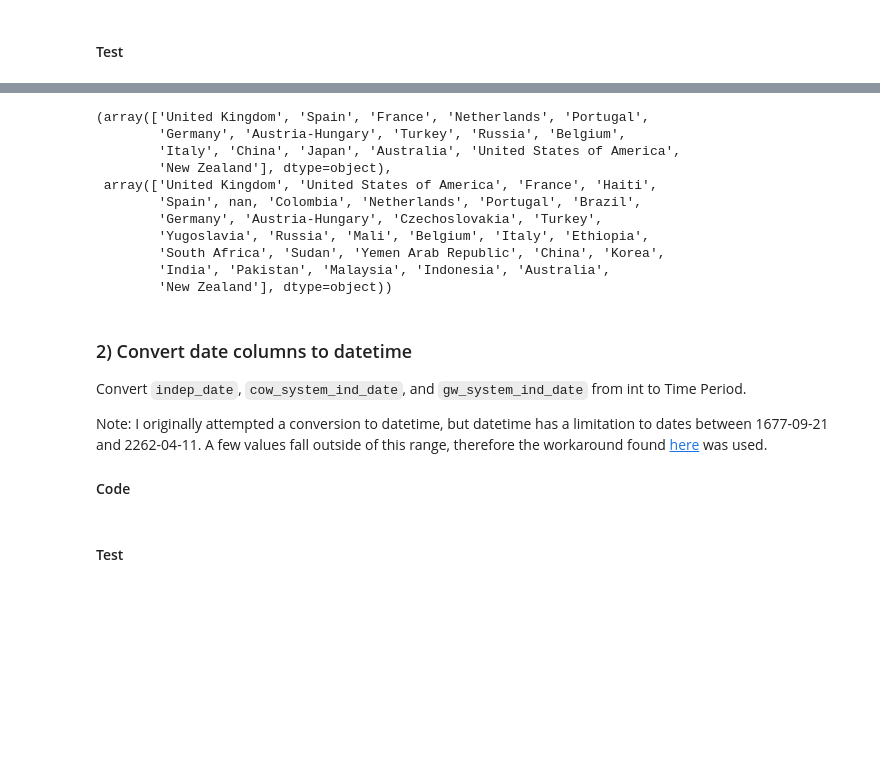
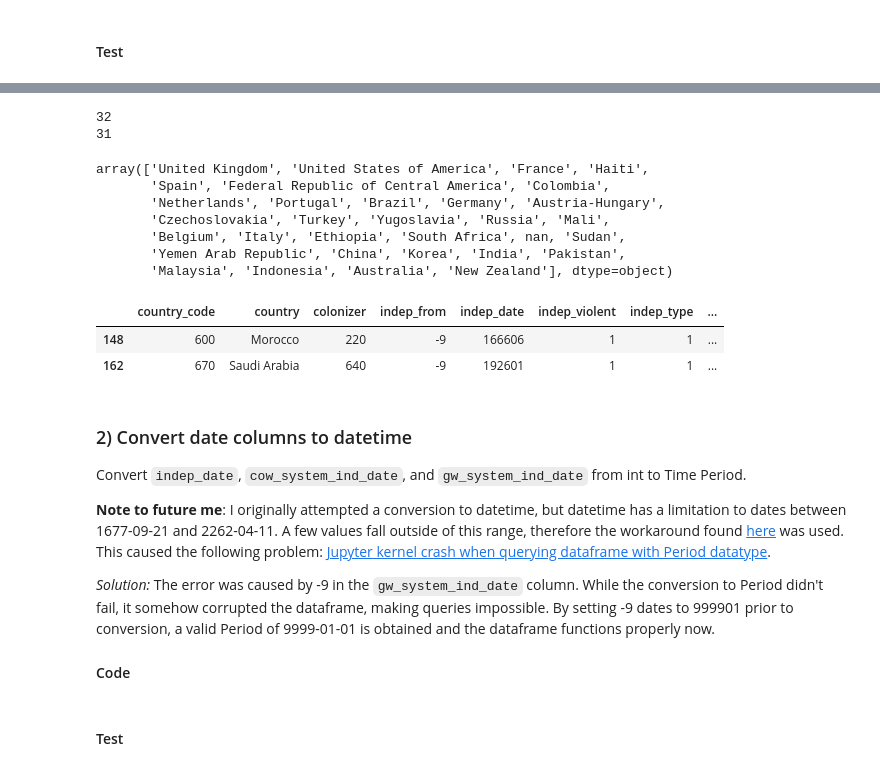
Before and after one commit to skustes/Former-Colonies, a Jupyter notebook: Former Colonies.ipynb, the cells around one changed output, grey strips where cells are left out. Cells and saved outputs as stored; diff of their text form; code cells hidden in the pictures; blank space fills up the shorter version.

```diff
--- a/Former Colonies.ipynb
+++ b/Former Colonies.ipynb
@@ -253,23 +271,31 @@ memory usage: 17.4+ KB
+# %%
+print( icow['indep_from'].nunique() )
+print( icow['indep_from_name'].nunique() )
+icow['indep_from_name'].unique()
+# %% [output]
+32
+31
+array(['United Kingdom', 'United States of America', 'France', 'Haiti',
+       'Spain', 'Federal Republic of Central America', 'Colombia',
+       'Netherlands', 'Portugal', 'Brazil', 'Germany', 'Austria-Hungary',
+       'Czechoslovakia', 'Turkey', 'Yugoslavia', 'Russia', 'Mali',
+       'Belgium', 'Italy', 'Ethiopia', 'South Africa', nan, 'Sudan',
+       'Yemen Arab Republic', 'China', 'Korea', 'India', 'Pakistan',
+       'Malaysia', 'Indonesia', 'Australia', 'New Zealand'], dtype=object)
 # %%
-icow['colonizer_name'].unique(), icow['indep_from_name'].unique()
+icow[ icow['indep_from_name'].isnull() ]
 # %% [output]
-(array(['United Kingdom', 'Spain', 'France', 'Netherlands', 'Portugal',
-        'Germany', 'Austria-Hungary', 'Turkey', 'Russia', 'Belgium',
-        'Italy', 'China', 'Japan', 'Australia', 'United States of America',
-        'New Zealand'], dtype=object),
- array(['United Kingdom', 'United States of America', 'France', 'Haiti',
-        'Spain', nan, 'Colombia', 'Netherlands', 'Portugal', 'Brazil',
-        'Germany', 'Austria-Hungary', 'Czechoslovakia', 'Turkey',
-        'Yugoslavia', 'Russia', 'Mali', 'Belgium', 'Italy', 'Ethiopia',
-        'South Africa', 'Sudan', 'Yemen Arab Republic', 'China', 'Korea',
-        'India', 'Pakistan', 'Malaysia', 'Indonesia', 'Australia',
-        'New Zealand'], dtype=object))
+|  | country_code | country | colonizer | indep_from | indep_date | indep_violent | indep_type | ... |
+| 148 | 600 | Morocco | 220 | -9 | 166606 | 1 | 1 | ... |
+| 162 | 670 | Saudi Arabia | 640 | -9 | 192601 | 1 | 1 | ... |
 # %% [markdown]
 ### 2) Convert date columns to datetime
 
 Convert `indep_date`, `cow_system_ind_date`, and `gw_system_ind_date` from int to Time Period.
 
-Note: I originally attempted a conversion to datetime, but datetime has a limitation to dates between 1677-09-21 and 2262-04-11. A few values fall outside of this range, therefore the workaround found <a href='https://pandas.pydata.org/pandas-docs/stable/user_guide/timeseries.html#timeseries-oob' target='_new'>here</a> was used.
+**Note to future me**: I originally attempted a conversion to datetime, but datetime has a limitation to dates between 1677-09-21 and 2262-04-11. A few values fall outside of this range, therefore the workaround found <a href='https://pandas.pydata.org/pandas-docs/stable/user_guide/timeseries.html#timeseries-oob' target='_new'>here</a> was used. This caused the following problem: <a href='https://stackoverflow.com/questions/58019763/jupyter-kernel-crash-when-querying-dataframe-with-period-datatype' target='_new'>Jupyter kernel crash when querying dataframe with Period datatype</a>.
+
+*Solution:* The error was caused by -9 in the `gw_system_ind_date` column. While the conversion to Period didn't fail, it somehow corrupted the dataframe, making queries impossible. By setting -9 dates to 999901 prior to conversion, a valid Period of 9999-01-01 is obtained and the dataframe functions properly now.
 
 #### Code
 # %%
```
Also changed, not shown: parts of 16 cells of this notebook.
